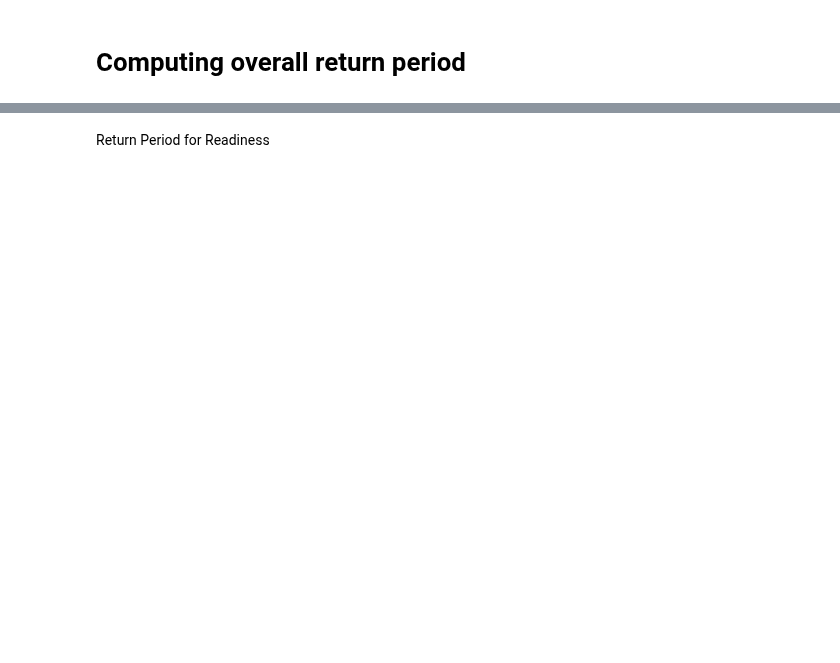
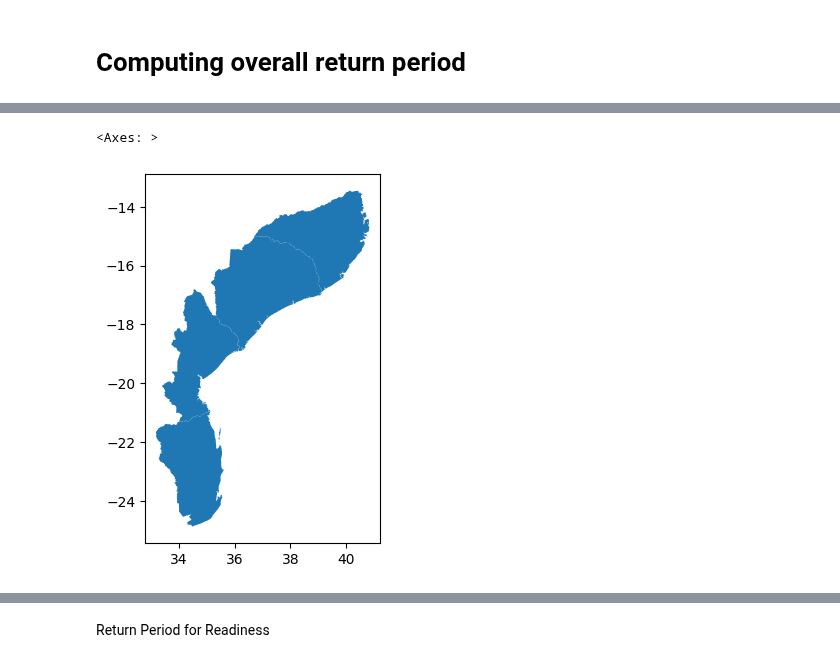
Before and after one commit to OCHA-DAP/ds-aa-moz-cyclones, a Jupyter notebook: analysis/04.0_overall_return_period.ipynb, the cells around one changed output, grey strips where cells are left out. Saved outputs shown, nothing was run; the diff lists cells and outputs as text; code cells hidden in the pictures; blank space fills up the shorter version.

```diff
--- a/analysis/04.0_overall_return_period.ipynb
+++ b/analysis/04.0_overall_return_period.ipynb
@@ -182,0 +67,6 @@ styled_df
+# %%
+adm = codab.load_codab(aoi_only=True)
+adm.plot()
+# %% [output]
+<Axes: >
+[figure, added]
```
Also changed, not shown: parts of 29 cells of this notebook, 1 other file.
